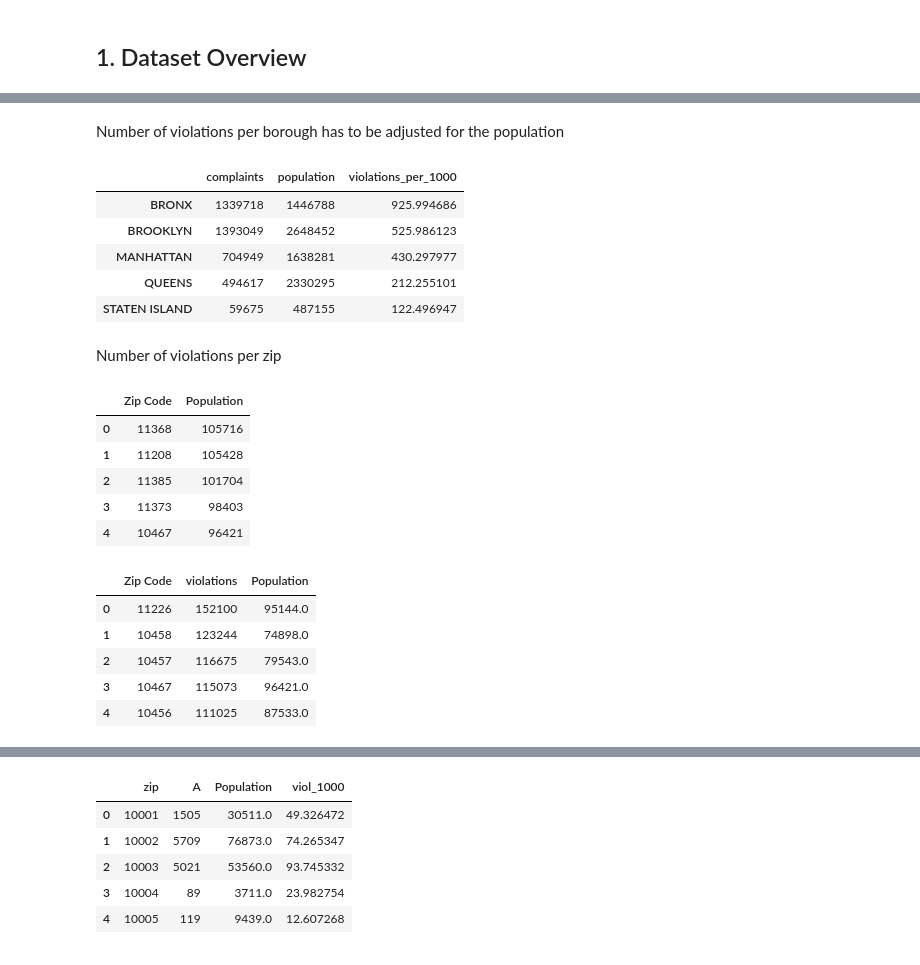
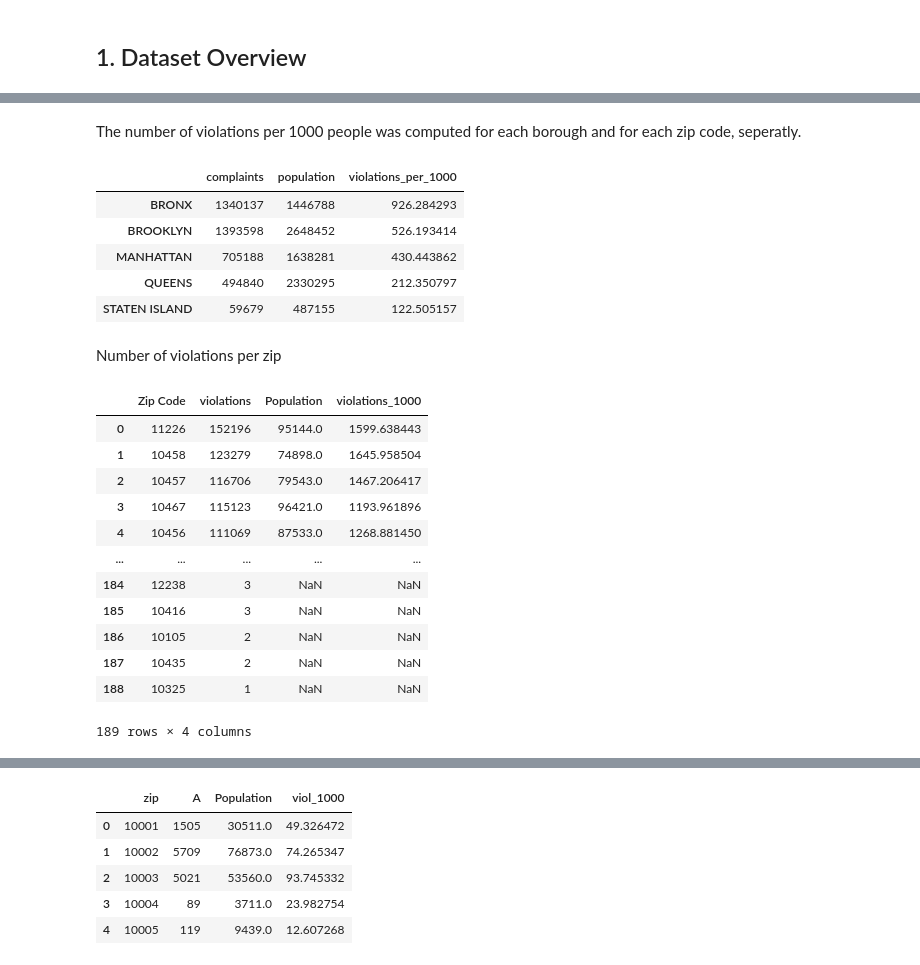
Before and after one commit to mariatmvendas/sdata_project, a Jupyter notebook: analysis_complaints.ipynb, the cells around one changed output, grey strips where cells are left out. Saved outputs shown, nothing was run; the diff lists cells and outputs as text; code cells hidden in the pictures.

Commit message:
days computed

```diff
--- a/analysis_complaints.ipynb
+++ b/analysis_complaints.ipynb
@@ -419,6 +440,4 @@ dtype: int64
 # %%
-df_violations = df_violations.dropna(subset=["zip"])
-df_violations["zip"] = df_violations["zip"].astype(int)
-df_violations["zip"] = df_violations["zip"].astype(str)
+df_violations["zip"] = df_violations["zip"].astype(int).astype(str)
 df_violations = df_violations[df_violations["zip"].str.len() == 5]
 df_violations["zip"] = df_violations["zip"].astype(int)
@@ -443,0 +487,16 @@ Number of different boroughs: 5
+# %%
+min_date = pd.Timestamp("2000-01-01")
+max_date = pd.Timestamp("today")
+
+df_violations["certifieddate"]=pd.to_datetime(df_violations["certifieddate"])
+
+bad_dates = df_violations[
+    (df_violations["certifieddate"] < min_date) | (df_violations["certifieddate"] > max_date) |
+    (df_violations["inspectiondate"] < min_date) | (df_violations["inspectiondate"] > max_date) |
+    (df_violations["certifieddate"] < df_violations["inspectiondate"])
+]
+print(f"Rows with wrong dates: {len(bad_dates)}")
+print(bad_dates[["violationid", "inspectiondate", "certifieddate"]].head(20))
+
+# Then drop or nullify them
+#df_violations = df_violations[~(df_violations["certifieddate"] > max_date) & ~(df_violations["certifieddate"] < min_date)]
@@ -443,0 +524,8 @@ Number of different boroughs: 5
+# %%
+df_violations = df_violations[
+    ~(
+        (df_violations["certifieddate"] < min_date) | (df_violations["certifieddate"] > max_date) |
+        (df_violations["inspectiondate"] < min_date) | (df_violations["inspectiondate"] > max_date) |
+        (df_violations["certifieddate"] < df_violations["inspectiondate"])
+    )
+]
@@ -469,6 +561,6 @@ MANHATTAN         704949
 Name: count, dtype: int64
 # %% [markdown]
-Number of violations per borough has to be adjusted for the population
+The number of violations per 1000 people was computed for each borough and for each zip code, seperatly.
 # %%
 borough_order = ["BRONX", "BROOKLYN", "MANHATTAN", "QUEENS", "STATEN ISLAND"]
 viol_boro = df_violations["boro"].value_counts().reindex(borough_order)
@@ -482,32 +574,33 @@ df_boro = pd.DataFrame({
 df_boro
 # %% [output]
 |  | complaints | population | violations_per_1000 |
-| BRONX | 1339718 | 1446788 | 925.994686 |
-| BROOKLYN | 1393049 | 2648452 | 525.986123 |
-| MANHATTAN | 704949 | 1638281 | 430.297977 |
-| QUEENS | 494617 | 2330295 | 212.255101 |
-| STATEN ISLAND | 59675 | 487155 | 122.496947 |
+| BRONX | 1340137 | 1446788 | 926.284293 |
+| BROOKLYN | 1393598 | 2648452 | 526.193414 |
+| MANHATTAN | 705188 | 1638281 | 430.443862 |
+| QUEENS | 494840 | 2330295 | 212.350797 |
+| STATEN ISLAND | 59679 | 487155 | 122.505157 |
 # %% [markdown]
 Number of violations per zip
 # %%
 zip_pop = pd.read_csv("data/nyc_demographics/zipcode_populations.csv")
 zip_pop["Population"] = zip_pop["Population"].str.replace(",", "").astype(int)
-zip_pop.head()
+
+viol_zip_df = viol_zip.rename_axis("Zip Code").reset_index(name="violations")
+viol_zip_pop = viol_zip_df.merge(zip_pop, on="Zip Code", how="left")
+
+viol_zip_pop["violations_1000"]=(viol_zip_pop["violations"]/viol_zip_pop["Population"])*1000
+viol_zip_pop
 # %% [output]
-|  | Zip Code | Population |
-| 0 | 11368 | 105716 |
-| 1 | 11208 | 105428 |
-| 2 | 11385 | 101704 |
-| 3 | 11373 | 98403 |
-| 4 | 10467 | 96421 |
+|  | Zip Code | violations | Population | violations_1000 |
+| 0 | 11226 | 152196 | 95144.0 | 1599.638443 |
+| 1 | 10458 | 123279 | 74898.0 | 1645.958504 |
+| 2 | 10457 | 116706 | 79543.0 | 1467.206417 |
+| 3 | 10467 | 115123 | 96421.0 | 1193.961896 |
+| 4 | 10456 | 111069 | 87533.0 | 1268.881450 |
+| ... | ... | ... | ... | ... |
+| 184 | 12238 | 3 | NaN | NaN |
+| 185 | 10416 | 3 | NaN | NaN |
+| 186 | 10105 | 2 | NaN | NaN |
+| 187 | 10435 | 2 | NaN | NaN |
+| 188 | 10325 | 1 | NaN | NaN |
+189 rows × 4 columns
-# %%
-viol_zip_df = viol_zip.rename_axis("Zip Code").reset_index(name="violations")
-viol_zip_pop = viol_zip_df.merge(zip_pop, on="Zip Code", how="left")
-viol_zip_pop.head()
-# %% [output]
-|  | Zip Code | violations | Population |
-| 0 | 11226 | 152100 | 95144.0 |
-| 1 | 10458 | 123244 | 74898.0 |
-| 2 | 10457 | 116675 | 79543.0 |
-| 3 | 10467 | 115073 | 96421.0 |
-| 4 | 10456 | 111025 | 87533.0 |
```
Also changed, not shown: parts of 123 cells of this notebook, 12 other files.
